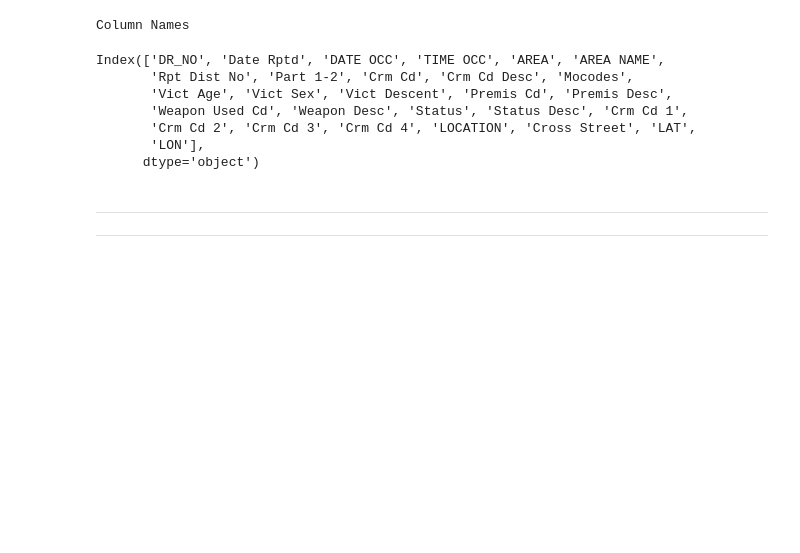
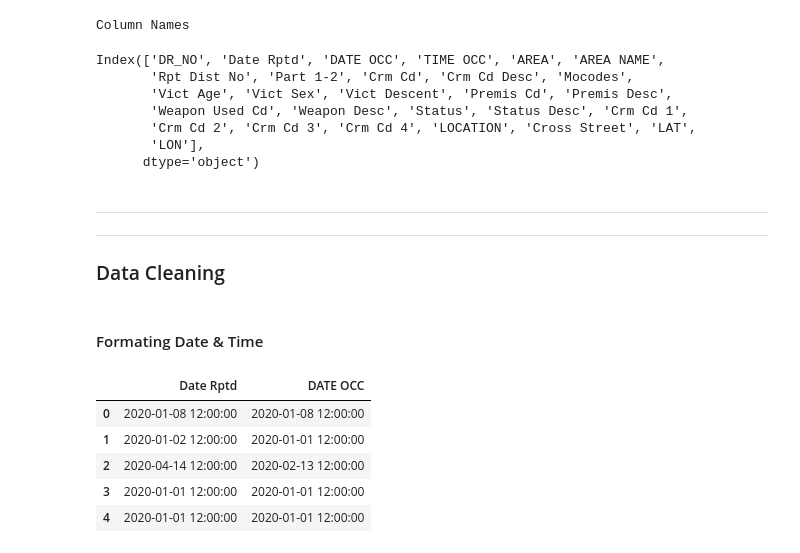
Before and after one commit to RishabhHM/Analyzing-Crime-In-LA, a Jupyter notebook: Crime_In_LA.ipynb, the cells around one changed output. Drawn from its saved outputs; the diff is of its cells as text; code cells hidden in the pictures; blank space fills up the shorter version.

```diff
--- a/Crime_In_LA.ipynb
+++ b/Crime_In_LA.ipynb
@@ -112,3 +114,19 @@ Index(['DR_NO', 'Date Rptd', 'DATE OCC', 'TIME OCC', 'AREA', 'AREA NAME',
 # %% [markdown]
 <hr>
 <hr>
+
+### Data Cleaning
+# %% [markdown]
+#### Formating Date & Time
+# %%
+# Convert data types if needed (e.g., dates to date format, numerical values to appropriate numeric types).
+df['Date Rptd'] = pd.to_datetime(df['Date Rptd'], format='%m/%d/%Y %H:%M:%S %p')
+df['DATE OCC'] = pd.to_datetime(df['DATE OCC'], format='%m/%d/%Y %H:%M:%S %p')
+df.iloc[:, [1,2]].head()
+# %% [output]
+|  | Date Rptd | DATE OCC |
+| 0 | 2020-01-08 12:00:00 | 2020-01-08 12:00:00 |
+| 1 | 2020-01-02 12:00:00 | 2020-01-01 12:00:00 |
+| 2 | 2020-04-14 12:00:00 | 2020-02-13 12:00:00 |
+| 3 | 2020-01-01 12:00:00 | 2020-01-01 12:00:00 |
+| 4 | 2020-01-01 12:00:00 | 2020-01-01 12:00:00 |
```
Also changed, not shown: parts of 14 cells of this notebook.
